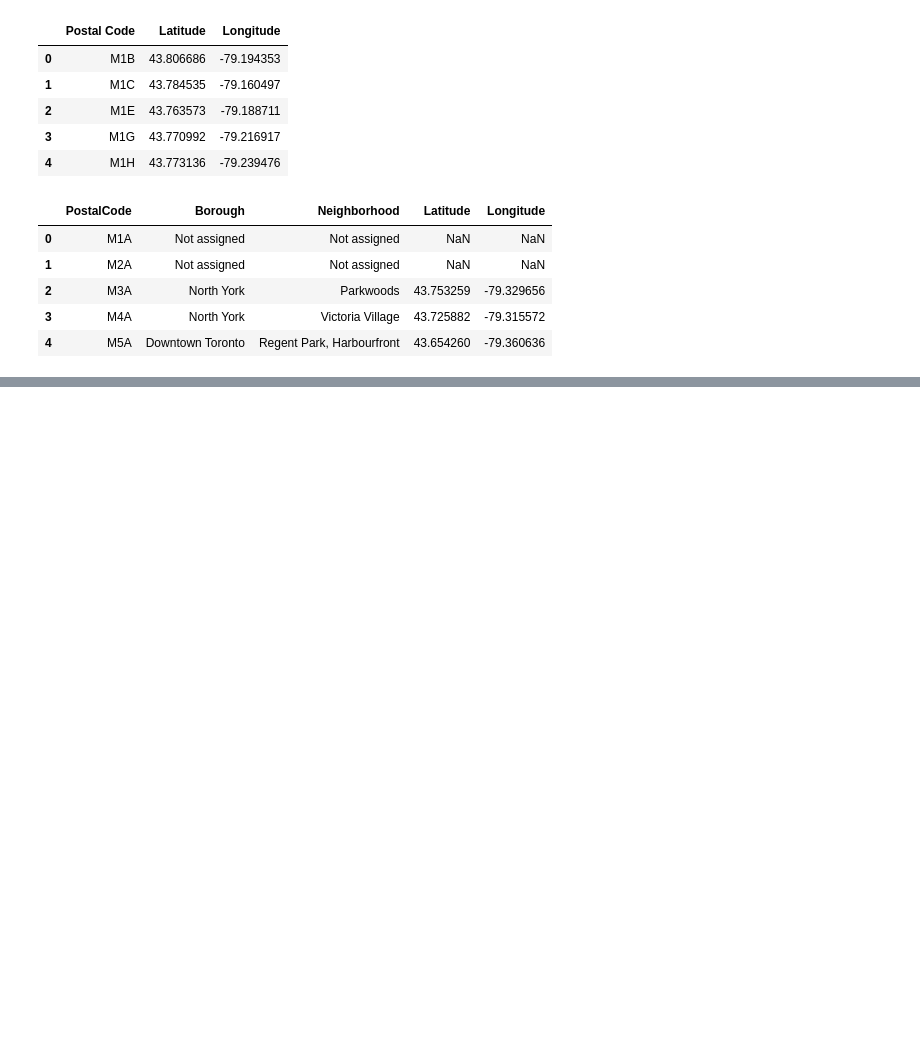
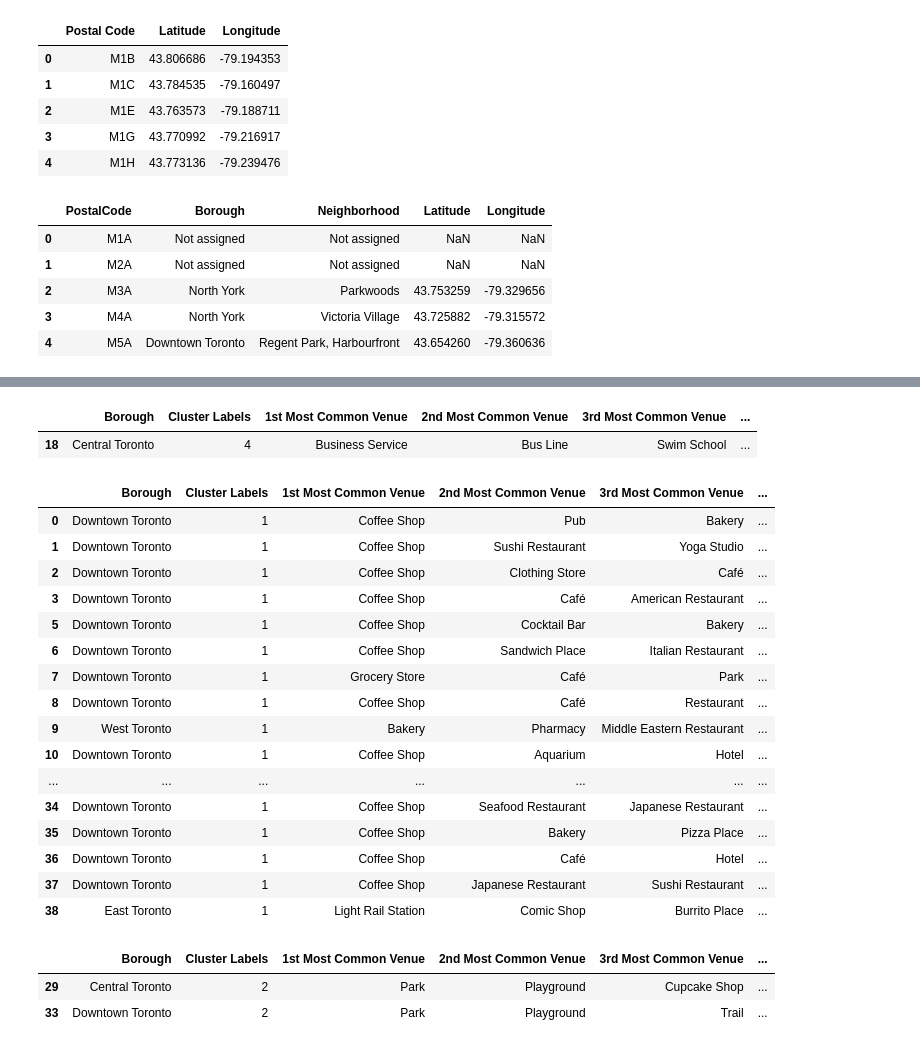
Before and after one commit to KaterinaJ/Coursera_Capstone, a Jupyter notebook: Segmenting and Clustering Neighborhoods.ipynb, the cells around one changed output, grey strips where cells are left out. Drawn from its saved outputs; the diff is of its cells as text; code cells hidden in the pictures; blank space fills up the shorter version.

Commit message:
Published from Watson Studio.

```diff
--- a/Segmenting and Clustering Neighborhoods.ipynb
+++ b/Segmenting and Clustering Neighborhoods.ipynb
@@ -131,0 +350,3 @@ df_toronto.head()
+# %%
+toronto1_grouped = toronto1_onehot.groupby('Neighborhood').mean().reset_index()
+toronto1_grouped.head()
@@ -131,0 +361,24 @@ df_toronto.head()
+# %%
+def return_most_common_venues(row, num_top_venues):
+    row_categories = row.iloc[1:]
+    row_categories_sorted = row_categories.sort_values(ascending=False)
+    return row_categories_sorted.index.values[0:num_top_venues]
+
+num_top_venues = 10
+
+indicators = ['st', 'nd', 'rd']
+
+columns = ['Neighborhood']
+for ind in np.arange(num_top_venues):
+    try:
+        columns.append('{}{} Most Common Venue'.format(ind+1, indicators[ind]))
+    except:
+        columns.append('{}th Most Common Venue'.format(ind+1))
+
+neighborhoods_venues_sorted = pd.DataFrame(columns=columns)
+neighborhoods_venues_sorted['Neighborhood'] = toronto1_grouped['Neighborhood']
+
+for ind in np.arange(toronto1_grouped.shape[0]):
+    neighborhoods_venues_sorted.iloc[ind, 1:] = return_most_common_venues(toronto1_grouped.iloc[ind, :], num_top_venues)
+
+neighborhoods_venues_sorted.head()
@@ -131,0 +392,8 @@ df_toronto.head()
+# %%
+kclusters = 5
+
+toronto1_grouped_clustering = toronto1_grouped.drop('Neighborhood', 1)
+
+kmeans = KMeans(n_clusters=kclusters, random_state=0).fit(toronto1_grouped_clustering)
+
+kmeans.labels_[0:10]
@@ -131,0 +402,8 @@ df_toronto.head()
+# %%
+neighborhoods_venues_sorted.insert(0, 'Cluster Labels', kmeans.labels_)
+
+toronto1_merged = df_toronto1
+
+toronto1_merged = toronto1_merged.join(neighborhoods_venues_sorted.set_index('Neighborhood'), on='Neighborhood')
+
+toronto1_merged.head()
@@ -131,0 +444,33 @@ df_toronto.head()
+# %%
+toronto1_merged.loc[toronto1_merged['Cluster Labels'] == 0, toronto1_merged.columns[[1] + list(range(5, toronto1_merged.shape[1]))]]
+toronto1_merged.loc[toronto1_merged['Cluster Labels'] == 3, toronto1_merged.columns[[1] + list(range(5, toronto1_merged.shape[1]))]]
+toronto1_merged.loc[toronto1_merged['Cluster Labels'] == 4, toronto1_merged.columns[[1] + list(range(5, toronto1_merged.shape[1]))]]
+# %% [output]
+|  | Borough | Cluster Labels | 1st Most Common Venue | 2nd Most Common Venue | 3rd Most Common Venue | ... |
+| 18 | Central Toronto | 4 | Business Service | Bus Line | Swim School | ... |
+# %%
+toronto1_merged.loc[toronto1_merged['Cluster Labels'] == 1, toronto1_merged.columns[[1] + list(range(5, toronto1_merged.shape[1]))]]
+# %% [output]
+|  | Borough | Cluster Labels | 1st Most Common Venue | 2nd Most Common Venue | 3rd Most Common Venue | ... |
+| 0 | Downtown Toronto | 1 | Coffee Shop | Pub | Bakery | ... |
+| 1 | Downtown Toronto | 1 | Coffee Shop | Sushi Restaurant | Yoga Studio | ... |
+| 2 | Downtown Toronto | 1 | Coffee Shop | Clothing Store | Café | ... |
+| 3 | Downtown Toronto | 1 | Coffee Shop | Café | American Restaurant | ... |
+| 5 | Downtown Toronto | 1 | Coffee Shop | Cocktail Bar | Bakery | ... |
+| 6 | Downtown Toronto | 1 | Coffee Shop | Sandwich Place | Italian Restaurant | ... |
+| 7 | Downtown Toronto | 1 | Grocery Store | Café | Park | ... |
+| 8 | Downtown Toronto | 1 | Coffee Shop | Café | Restaurant | ... |
+| 9 | West Toronto | 1 | Bakery | Pharmacy | Middle Eastern Restaurant | ... |
+| 10 | Downtown Toronto | 1 | Coffee Shop | Aquarium | Hotel | ... |
+| ... | ... | ... | ... | ... | ... | ... |
+| 34 | Downtown Toronto | 1 | Coffee Shop | Seafood Restaurant | Japanese Restaurant | ... |
+| 35 | Downtown Toronto | 1 | Coffee Shop | Bakery | Pizza Place | ... |
+| 36 | Downtown Toronto | 1 | Coffee Shop | Café | Hotel | ... |
+| 37 | Downtown Toronto | 1 | Coffee Shop | Japanese Restaurant | Sushi Restaurant | ... |
+| 38 | East Toronto | 1 | Light Rail Station | Comic Shop | Burrito Place | ... |
+# %%
+toronto1_merged.loc[toronto1_merged['Cluster Labels'] == 2, toronto1_merged.columns[[1] + list(range(5, toronto1_merged.shape[1]))]]
+# %% [output]
+|  | Borough | Cluster Labels | 1st Most Common Venue | 2nd Most Common Venue | 3rd Most Common Venue | ... |
+| 29 | Central Toronto | 2 | Park | Playground | Cupcake Shop | ... |
+| 33 | Downtown Toronto | 2 | Park | Playground | Trail | ... |
```
Also changed, not shown: parts of 24 cells of this notebook.
